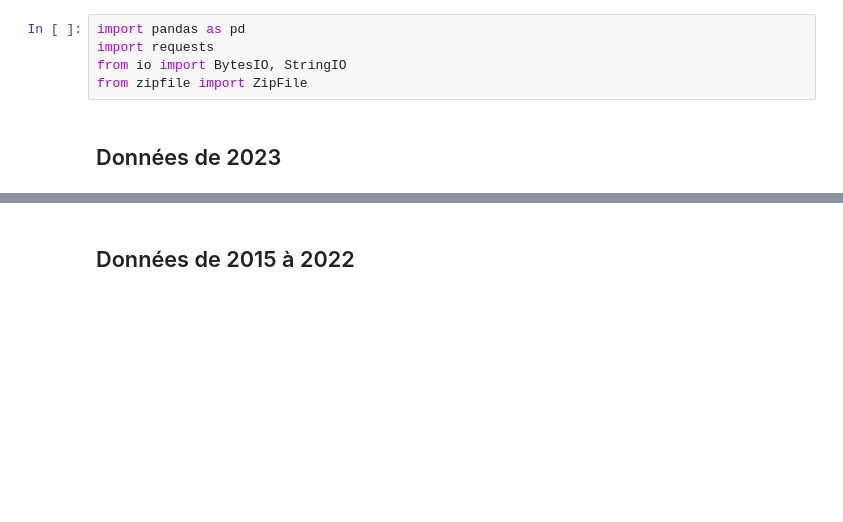
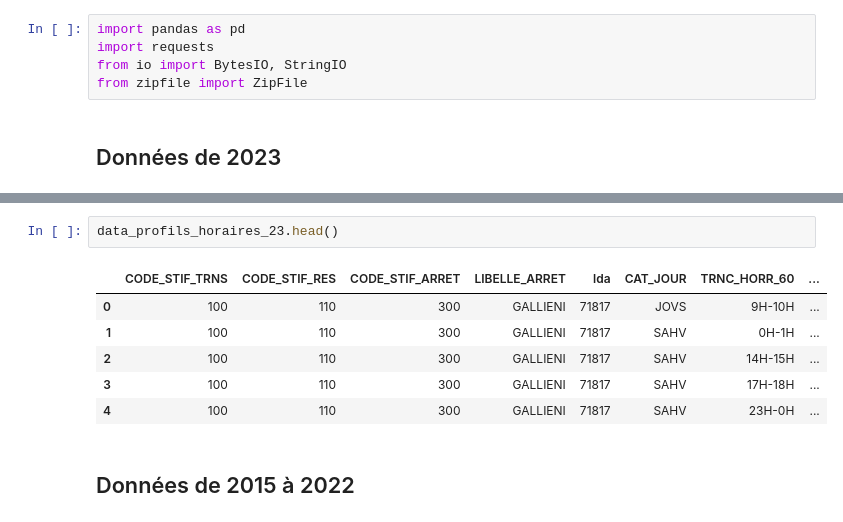
Before and after one commit to jlechat/Frequentation-des-stations-de-TC-en-Ile-de-France, a Jupyter notebook: 1- Importation des données/importation_des_données.ipynb, the cells around one changed output, grey strips where cells are left out. Saved outputs shown, nothing was run; the diff lists cells and outputs as text; blank space fills up the shorter version.

```diff
--- a/1- Importation des données/importation_des_données.ipynb
+++ b/1- Importation des données/importation_des_données.ipynb
@@ -25,3 +39,12 @@ print("fin de l'importation profils horaires par jour type S1 2023")
+# %%
+data_profils_horaires_23.head()
+# %% [output]
+|  | CODE_STIF_TRNS | CODE_STIF_RES | CODE_STIF_ARRET | LIBELLE_ARRET | lda | CAT_JOUR | TRNC_HORR_60 | ... |
+| 0 | 100 | 110 | 300 | GALLIENI | 71817 | JOVS | 9H-10H | ... |
+| 1 | 100 | 110 | 300 | GALLIENI | 71817 | SAHV | 0H-1H | ... |
+| 2 | 100 | 110 | 300 | GALLIENI | 71817 | SAHV | 14H-15H | ... |
+| 3 | 100 | 110 | 300 | GALLIENI | 71817 | SAHV | 17H-18H | ... |
+| 4 | 100 | 110 | 300 | GALLIENI | 71817 | SAHV | 23H-0H | ... |
 # %% [markdown]
 ## Données de 2015 à 2022
 # %% [markdown]
```
Also changed, not shown: parts of 9 cells of this notebook, 1 other file.
